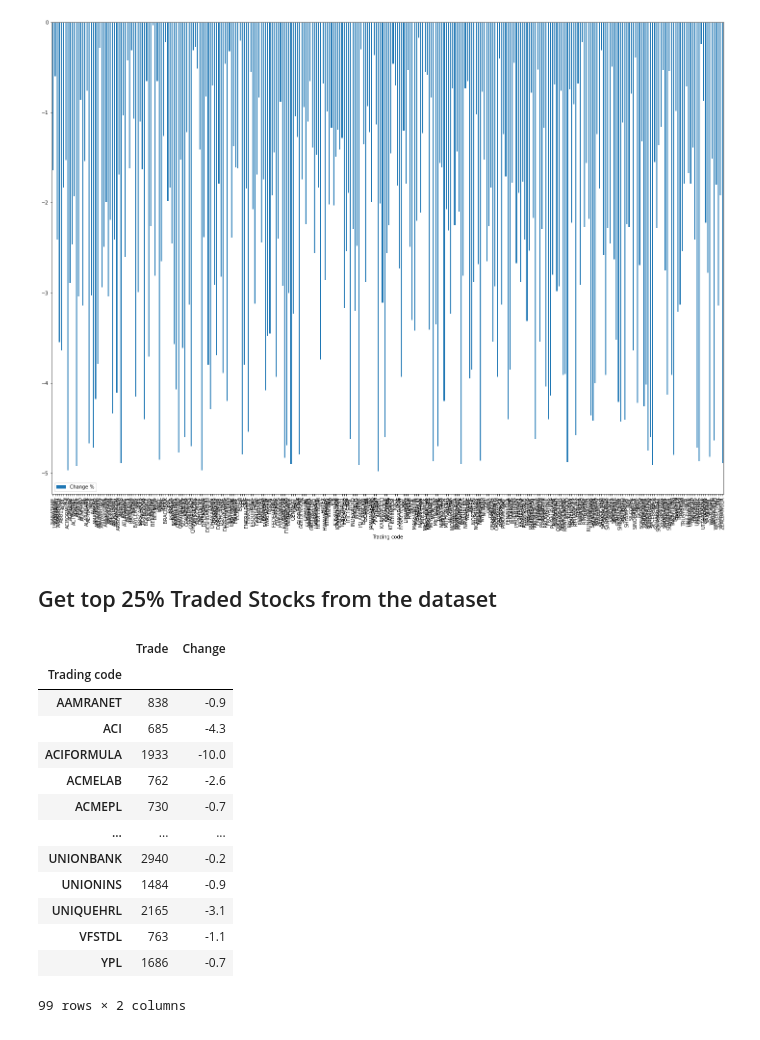
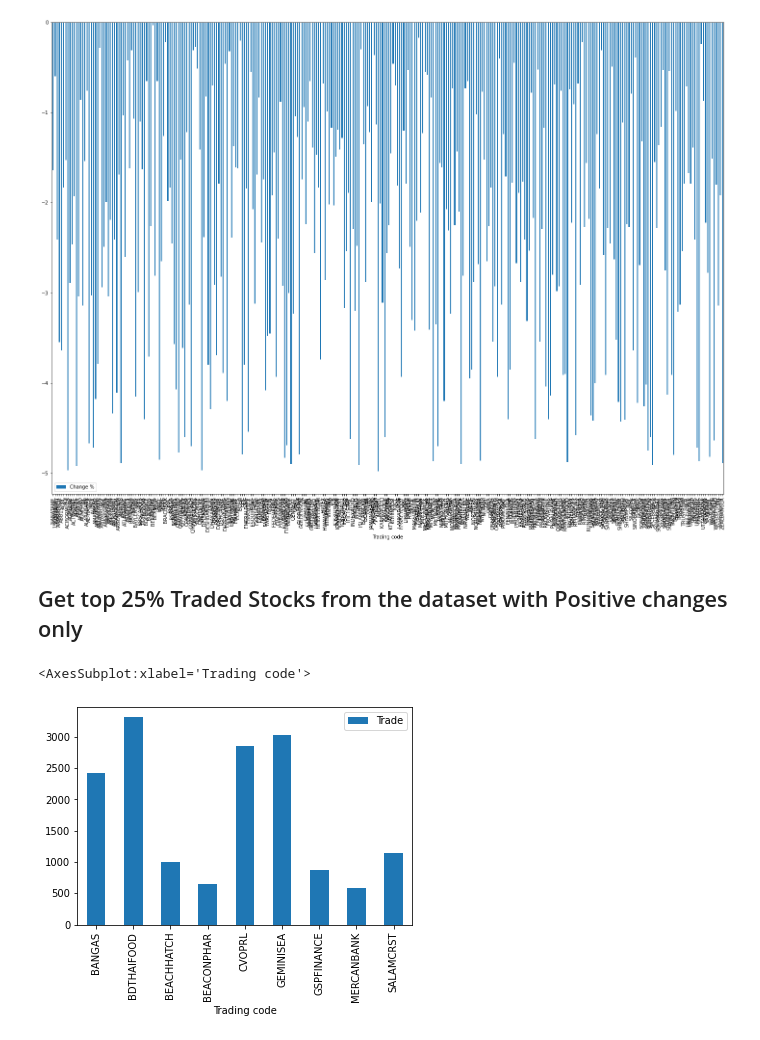
Before and after one commit to Sakif04/Stock_Project, a Jupyter notebook: Stock_web.ipynb, the cells around one changed output. Saved outputs shown, nothing was run; the diff lists cells and outputs as text; code cells hidden in the pictures.

Commit message:
stock_project with different uses of pandas

```diff
--- a/Stock_web.ipynb
+++ b/Stock_web.ipynb
@@ -39,21 +39,10 @@ negative_stock.plot(figsize=(25,18),y='Change %',kind='bar')
 <AxesSubplot:xlabel='Trading code'>
 [figure]
 # %% [markdown]
-## Get top 25% Traded Stocks from the dataset
+## Get top 25% Traded Stocks from the dataset with Positive changes only
 # %%
-top_traded=stock_df[stock_df['Trade']>stock_df['Trade'].quantile(0.75)][['Trade','Change']]
+top_traded=stock_df[(stock_df['Trade']>stock_df['Trade'].quantile(0.75)) & (stock_df['Change']>0)][['Trade','Change %']]
+top_traded.plot(kind='bar',y='Trade')
 # %% [output]
-|  | Trade | Change |
-| Trading code |  |  |
-| AAMRANET | 838 | -0.9 |
-| ACI | 685 | -4.3 |
-| ACIFORMULA | 1933 | -10.0 |
-| ACMELAB | 762 | -2.6 |
-| ACMEPL | 730 | -0.7 |
-| ... | ... | ... |
-| UNIONBANK | 2940 | -0.2 |
-| UNIONINS | 1484 | -0.9 |
-| UNIQUEHRL | 2165 | -3.1 |
-| VFSTDL | 763 | -1.1 |
-| YPL | 1686 | -0.7 |
-99 rows × 2 columns
+<AxesSubplot:xlabel='Trading code'>
+[figure, added]
```
